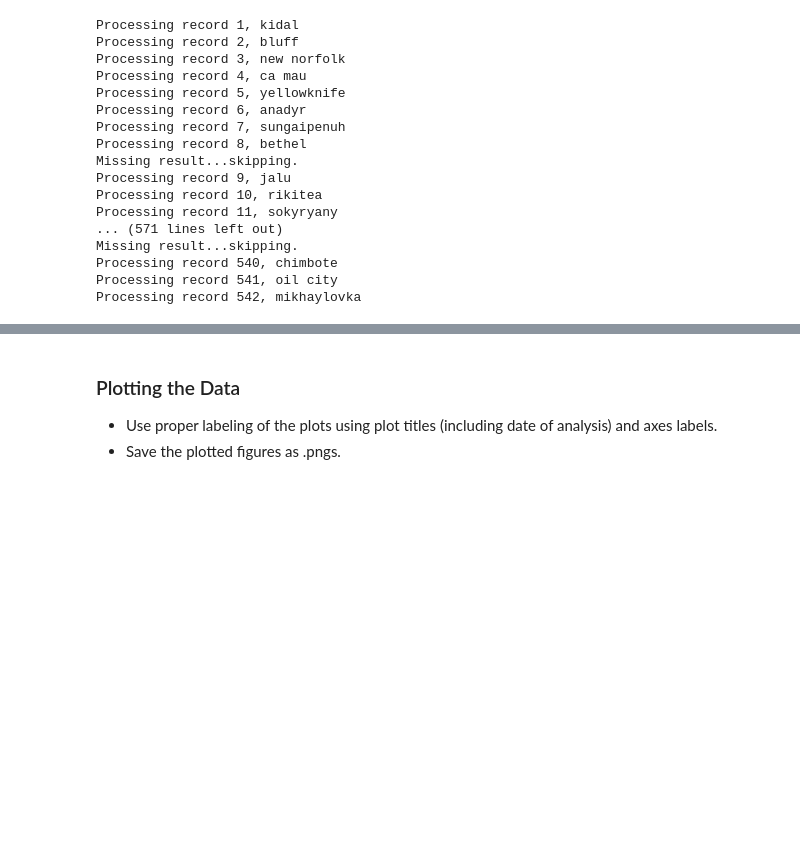
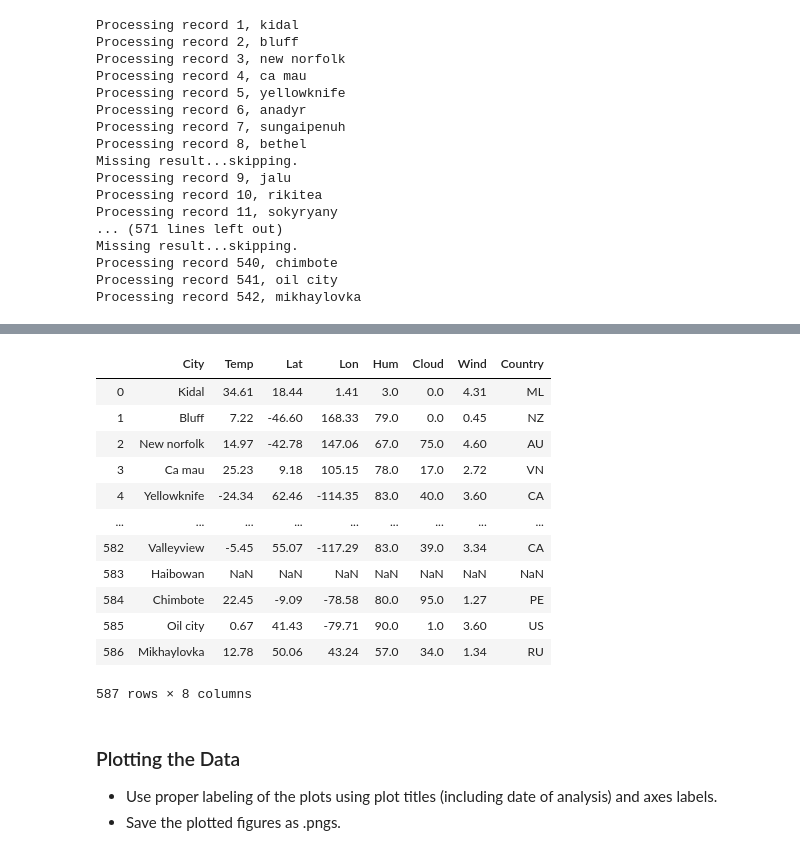
Before and after one commit to AngiePeck/Python_APIs_Challenge, a Jupyter notebook: WeatherPy.ipynb, the cells around one changed output, grey strips where cells are left out. Cells and saved outputs as stored; diff of their text form; code cells hidden in the pictures; blank space fills up the shorter version.

```diff
--- a/WeatherPy.ipynb
+++ b/WeatherPy.ipynb
@@ -146,3 +141,21 @@ weather_df
+# %%
+#df['A'] = df['A'].str.capitalize()
+weather_df['City'] = weather_df['City'].str.capitalize()
+weather_df
+# %% [output]
+|  | City | Temp | Lat | Lon | Hum | Cloud | Wind | Country |
+| 0 | Kidal | 34.61 | 18.44 | 1.41 | 3.0 | 0.0 | 4.31 | ML |
+| 1 | Bluff | 7.22 | -46.60 | 168.33 | 79.0 | 0.0 | 0.45 | NZ |
+| 2 | New norfolk | 14.97 | -42.78 | 147.06 | 67.0 | 75.0 | 4.60 | AU |
+| 3 | Ca mau | 25.23 | 9.18 | 105.15 | 78.0 | 17.0 | 2.72 | VN |
+| 4 | Yellowknife | -24.34 | 62.46 | -114.35 | 83.0 | 40.0 | 3.60 | CA |
+| ... | ... | ... | ... | ... | ... | ... | ... | ... |
+| 582 | Valleyview | -5.45 | 55.07 | -117.29 | 83.0 | 39.0 | 3.34 | CA |
+| 583 | Haibowan | NaN | NaN | NaN | NaN | NaN | NaN | NaN |
+| 584 | Chimbote | 22.45 | -9.09 | -78.58 | 80.0 | 95.0 | 1.27 | PE |
+| 585 | Oil city | 0.67 | 41.43 | -79.71 | 90.0 | 1.0 | 3.60 | US |
+| 586 | Mikhaylovka | 12.78 | 50.06 | 43.24 | 57.0 | 34.0 | 1.34 | RU |
+587 rows × 8 columns
 # %%
 #make the weather_df into a csv file
 #df.to_csv(r'Path where you want to store the exported CSV file\File Name.csv', index = False)
```
Also changed, not shown: parts of 12 cells of this notebook, 17 other files.
